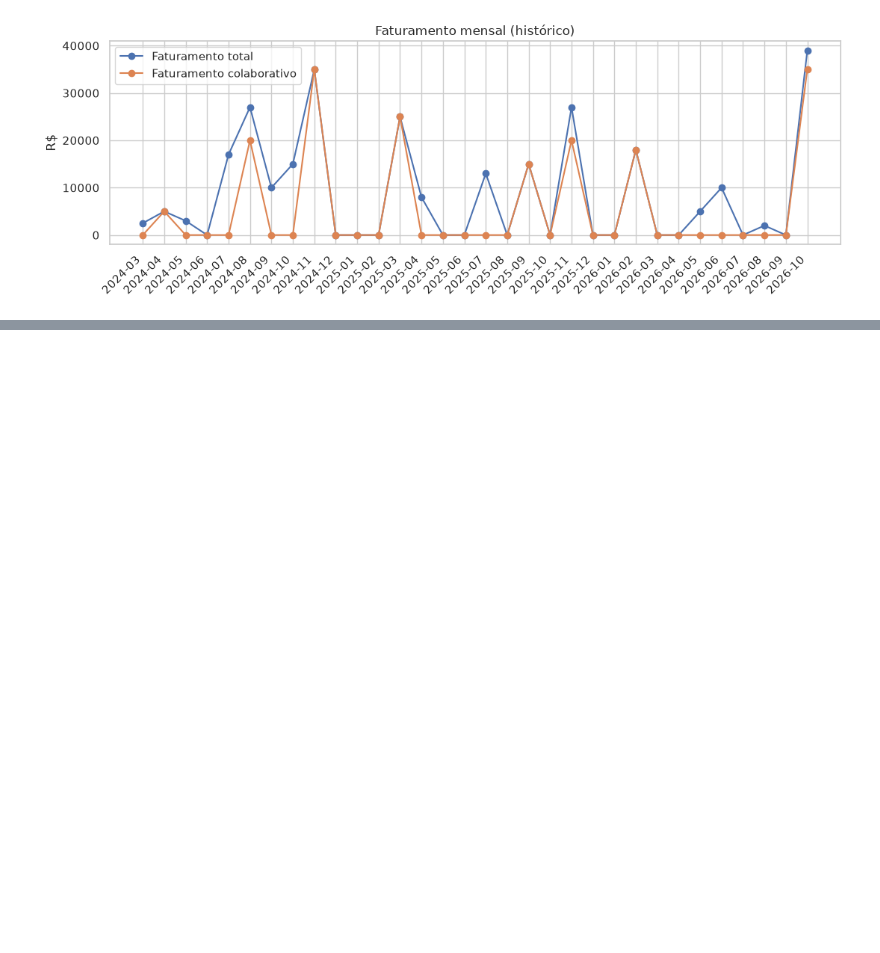
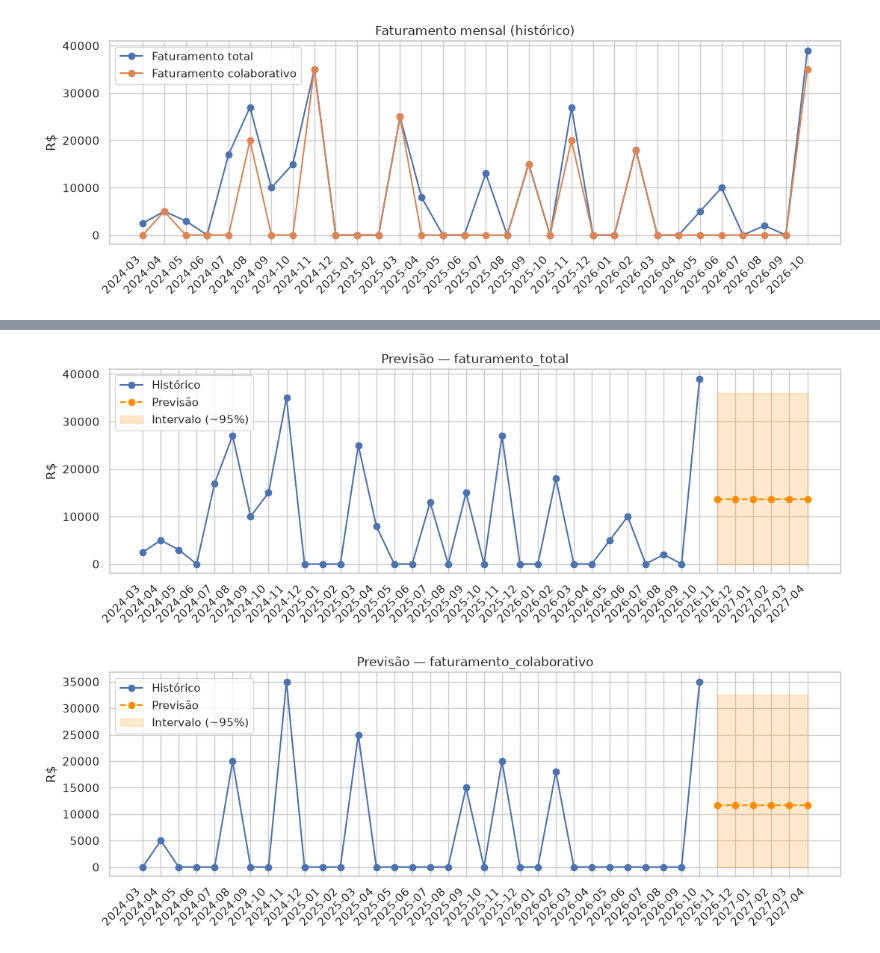
Before and after one commit to Italo27-py/Project_DEX_Asimov, a Jupyter notebook: Code_2.ipynb, the cells around one changed output, grey strips where cells are left out. Saved outputs shown, nothing was run; the diff lists cells and outputs as text; code cells hidden in the pictures; blank space fills up the shorter version.

Commit message:
geracao da previsao, visual historico + previsao, trajeto em relacao as metas

```diff
--- a/Code_2.ipynb
+++ b/Code_2.ipynb
@@ -103,0 +159,31 @@ def escolher_modelo(serie, coluna_alvo, min_pontos_teste=3):
+# %%
+def plotar_previsao(serie, previsao, coluna_alvo, meta=None):
+    coluna_previsto = f'{coluna_alvo}_previsto'
+    coluna_inf = f'{coluna_alvo}_intervalo_inferior'
+    coluna_sup = f'{coluna_alvo}_intervalo_superior'
+
+    eixo_hist = list(range(len(serie)))
+    eixo_prev = list(range(len(serie), len(serie) + len(previsao)))
+
+    fig, ax = plt.subplots(figsize=(11, 4))
+    ax.plot(eixo_hist, serie[coluna_alvo], marker='o', label='Histórico')
+    ax.plot(eixo_prev, previsao[coluna_previsto], marker='o', linestyle='--', color='darkorange', label='Previsão')
+    ax.fill_between(eixo_prev, previsao[coluna_inf], previsao[coluna_sup], color='darkorange', alpha=0.2, label='Intervalo (~95%)')
+
+    if meta is not None:
+        ax.axhline(meta, color='red', linestyle=':', label=f'Meta (R$ {meta:,.0f})')
+
+    rotulos = list(serie['ano_mes']) + list(previsao['ano_mes'])
+    ax.set_xticks(range(len(rotulos)))
+    ax.set_xticklabels(rotulos, rotation=45, ha='right')
+    ax.set_ylabel('R$')
+    ax.set_title(f'Previsão — {coluna_alvo}')
+    ax.legend()
+    plt.tight_layout()
+    plt.show()
+
+plotar_previsao(serie, previsao_total, 'faturamento_total')
+plotar_previsao(serie, previsao_colaborativo, 'faturamento_colaborativo')
+# %% [output]
+[figure, added]
+[figure, added]
```
Also changed, not shown: parts of 2 cells of this notebook.
